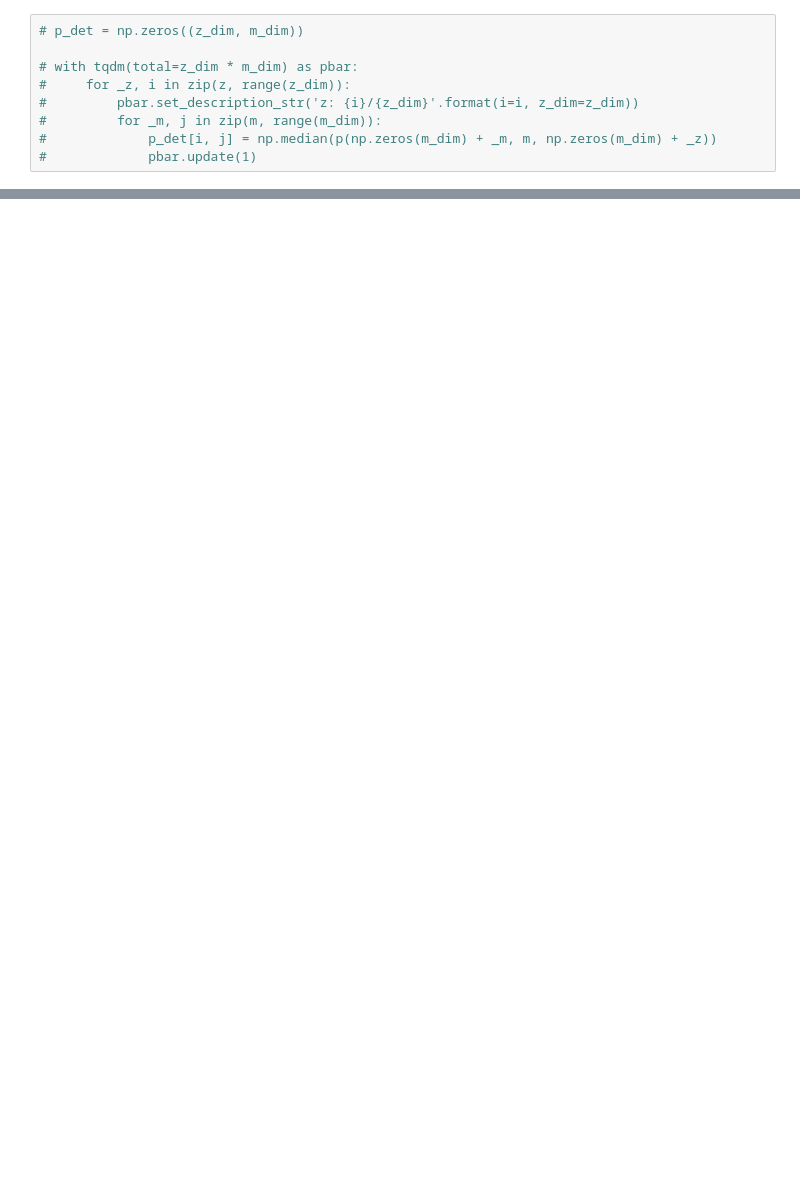
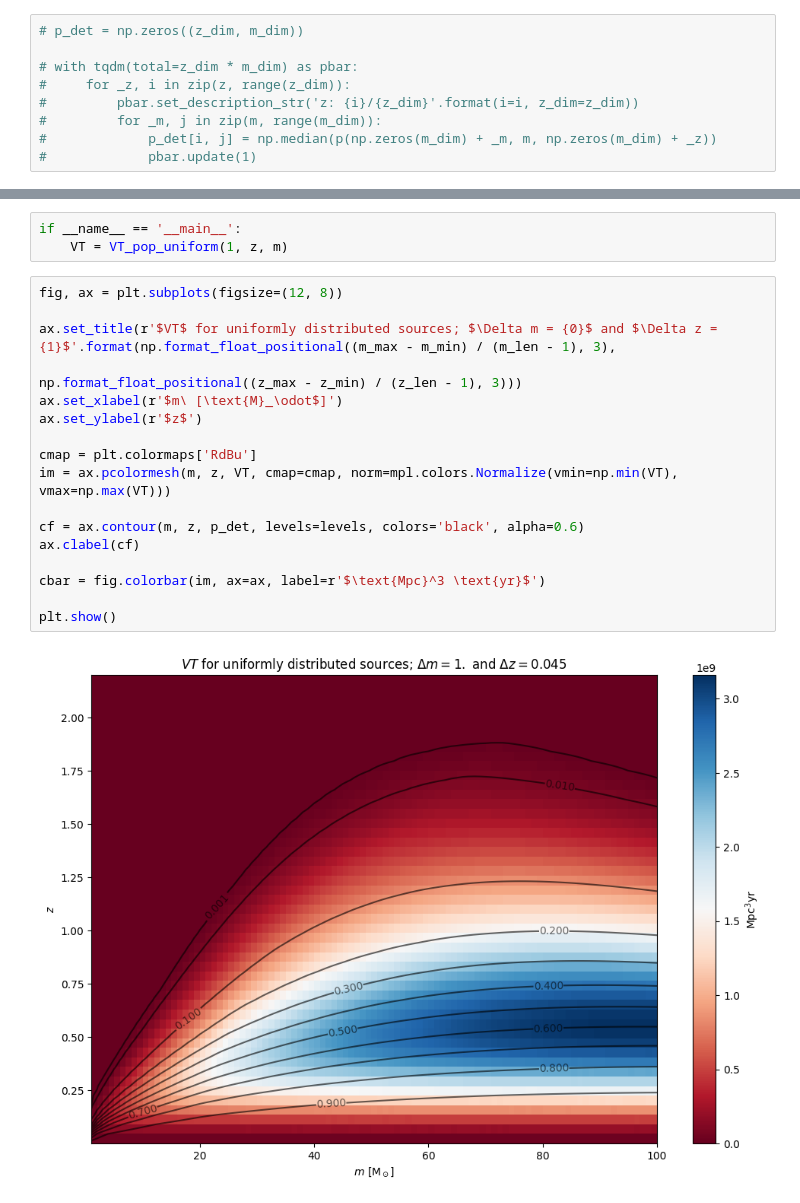
Before and after one commit to F3Solid/master_thesis, a Jupyter notebook: p_det.ipynb, the cells around one changed output, grey strips where cells are left out. Drawn from its saved outputs; the diff is of its cells as text; blank space fills up the shorter version.

```diff
--- a/p_det.ipynb
+++ b/p_det.ipynb
@@ -72,0 +94,22 @@ plt.show()
+# %%
+if __name__ == '__main__':
+    VT = VT_pop_uniform(1, z, m)
+# %%
+fig, ax = plt.subplots(figsize=(12, 8))
+
+ax.set_title(r'$VT$ for uniformly distributed sources; $\Delta m = {0}$ and $\Delta z = {1}$'.format(np.format_float_positional((m_max - m_min) / (m_len - 1), 3),
+                                                                                                     np.format_float_positional((z_max - z_min) / (z_len - 1), 3)))
+ax.set_xlabel(r'$m\ [\text{M}_\odot$]')
+ax.set_ylabel(r'$z$')
+
+cmap = plt.colormaps['RdBu']
+im = ax.pcolormesh(m, z, VT, cmap=cmap, norm=mpl.colors.Normalize(vmin=np.min(VT), vmax=np.max(VT)))
+
+cf = ax.contour(m, z, p_det, levels=levels, colors='black', alpha=0.6)
+ax.clabel(cf)
+
+cbar = fig.colorbar(im, ax=ax, label=r'$\text{Mpc}^3 \text{yr}$')
+
+plt.show()
+# %% [output]
+[figure, added]
```
Also changed, not shown: parts of 7 cells of this notebook, 1 other file.
